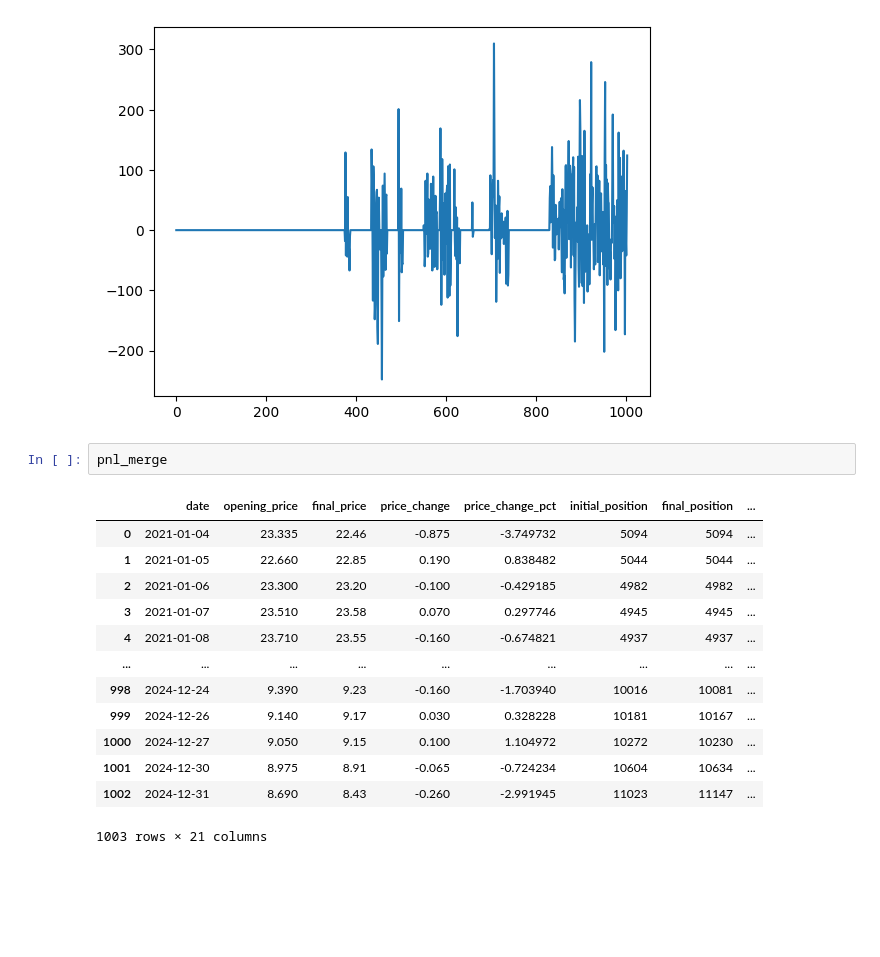
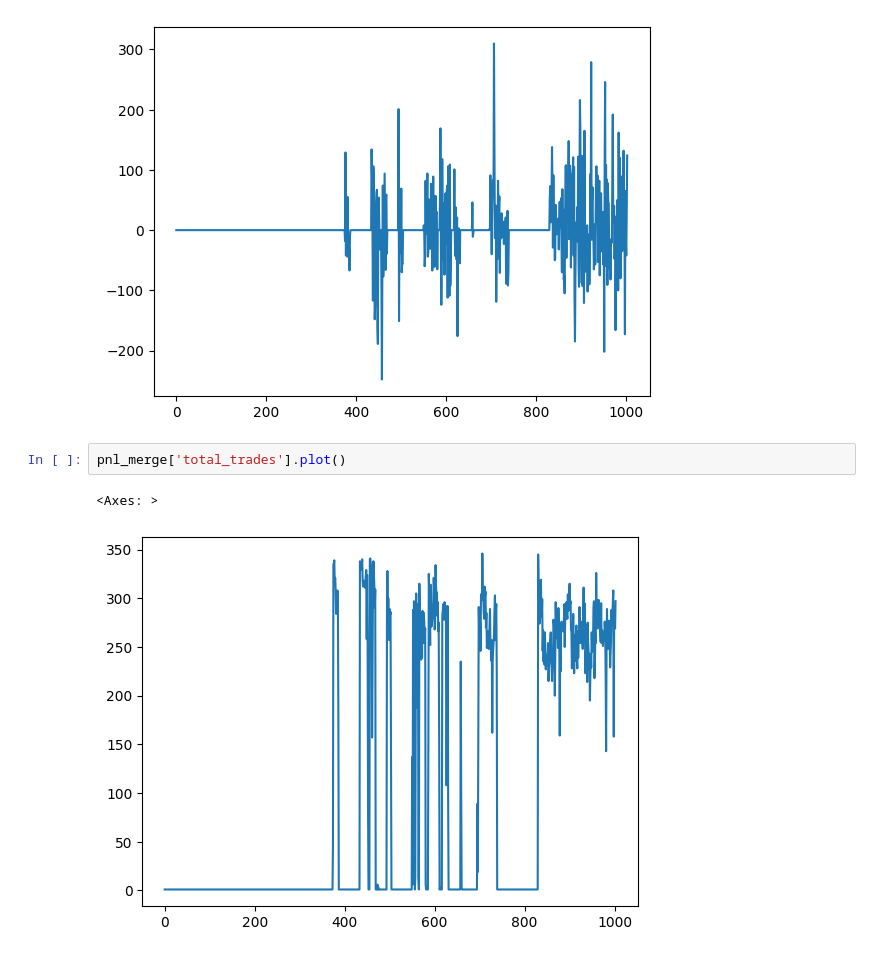
Before and after one commit to youngyicheng/credit_research, a Jupyter notebook: demo_w_option.ipynb, the cells around one changed output. Saved outputs shown, nothing was run; the diff lists cells and outputs as text; blank space fills up the shorter version.

```diff
--- a/demo_w_option.ipynb
+++ b/demo_w_option.ipynb
@@ -268,18 +263,7 @@ pnl_merge['position_change'].plot()
 <Axes: >
 [figure]
 # %%
-pnl_merge
+pnl_merge['total_trades'].plot()
 # %% [output]
-|  | date | opening_price | final_price | price_change | price_change_pct | initial_position | final_position | ... |
-| 0 | 2021-01-04 | 23.335 | 22.46 | -0.875 | -3.749732 | 5094 | 5094 | ... |
-| 1 | 2021-01-05 | 22.660 | 22.85 | 0.190 | 0.838482 | 5044 | 5044 | ... |
-| 2 | 2021-01-06 | 23.300 | 23.20 | -0.100 | -0.429185 | 4982 | 4982 | ... |
-| 3 | 2021-01-07 | 23.510 | 23.58 | 0.070 | 0.297746 | 4945 | 4945 | ... |
-| 4 | 2021-01-08 | 23.710 | 23.55 | -0.160 | -0.674821 | 4937 | 4937 | ... |
-| ... | ... | ... | ... | ... | ... | ... | ... | ... |
-| 998 | 2024-12-24 | 9.390 | 9.23 | -0.160 | -1.703940 | 10016 | 10081 | ... |
-| 999 | 2024-12-26 | 9.140 | 9.17 | 0.030 | 0.328228 | 10181 | 10167 | ... |
-| 1000 | 2024-12-27 | 9.050 | 9.15 | 0.100 | 1.104972 | 10272 | 10230 | ... |
-| 1001 | 2024-12-30 | 8.975 | 8.91 | -0.065 | -0.724234 | 10604 | 10634 | ... |
-| 1002 | 2024-12-31 | 8.690 | 8.43 | -0.260 | -2.991945 | 11023 | 11147 | ... |
-1003 rows × 21 columns
+<Axes: >
+[figure, added]
```
Also changed, not shown: parts of 3 cells of this notebook.
